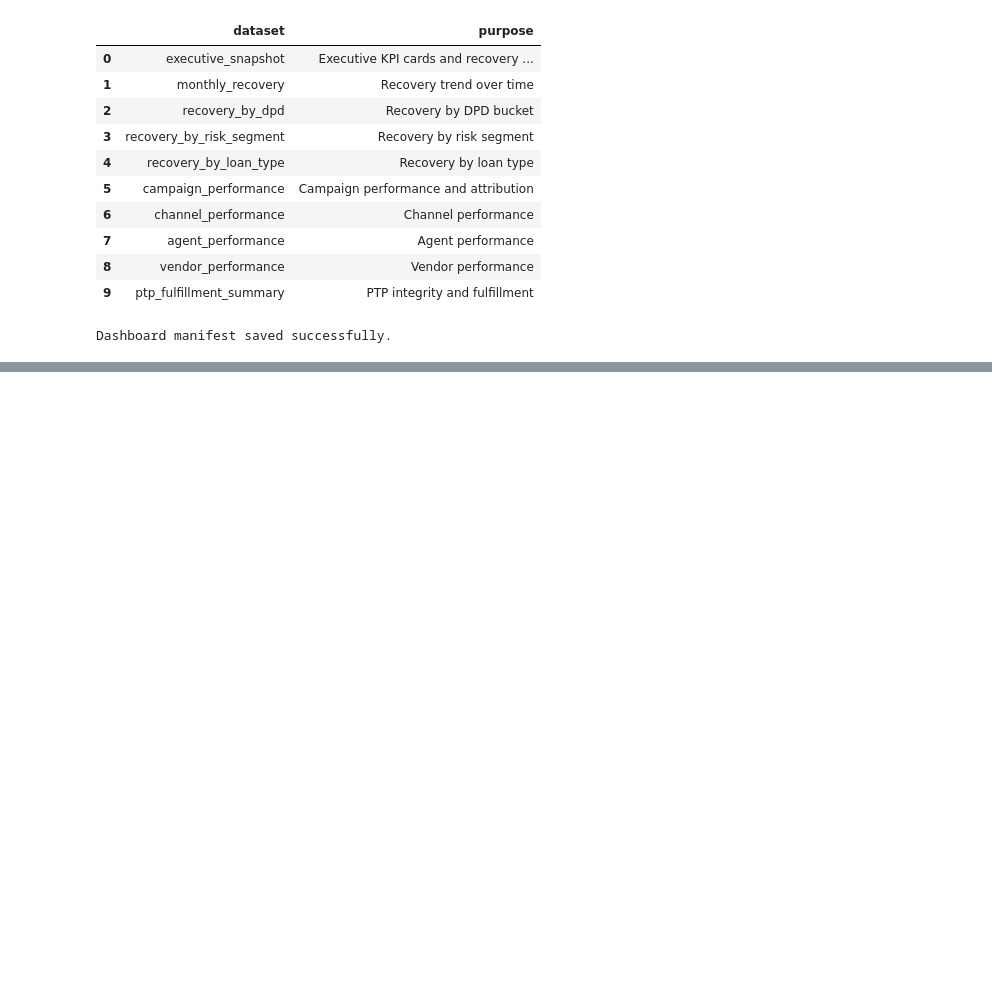
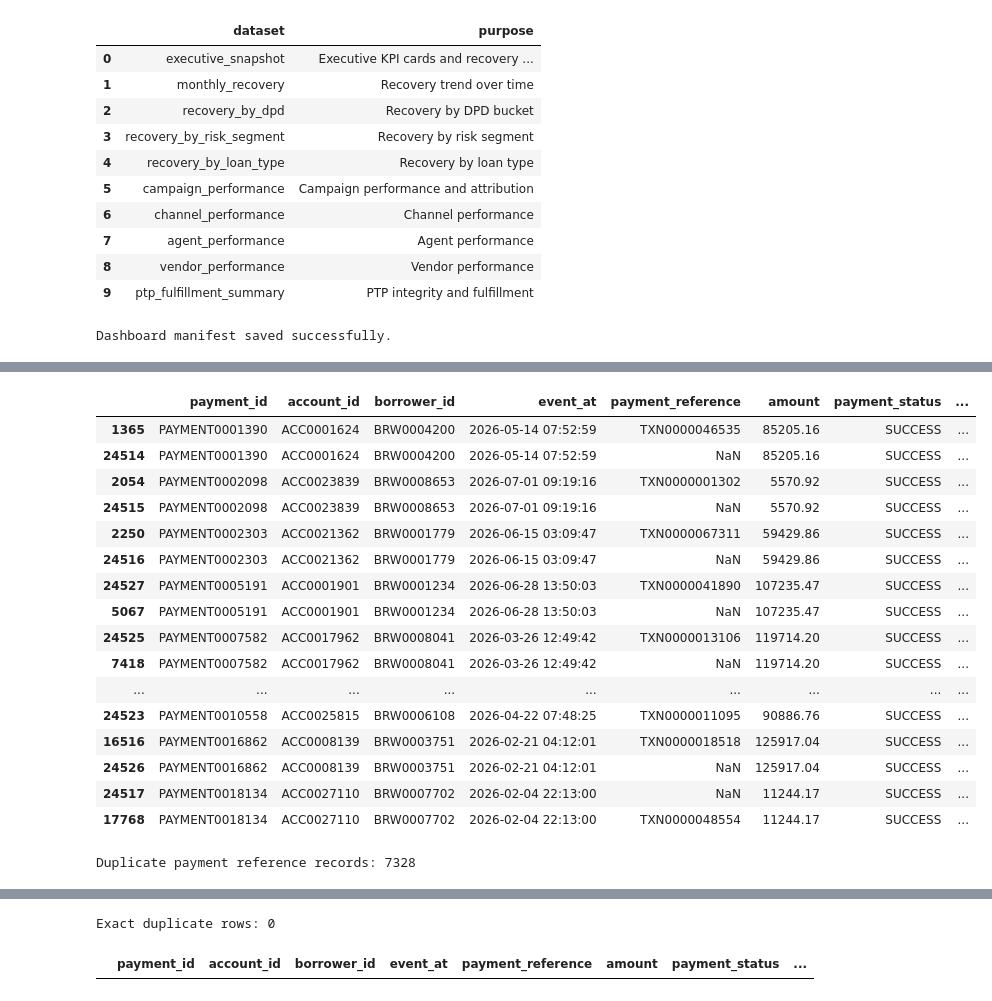
Before and after one commit to DivyaSolanki95/collections-data-analytics, a Jupyter notebook: notebooks/04_recovery_analysis.ipynb, the cells around one changed output, grey strips where cells are left out. Drawn from its saved outputs; the diff is of its cells as text; code cells hidden in the pictures; blank space fills up the shorter version.

Commit message:
Add forensic and statistical analysis

```diff
--- a/notebooks/04_recovery_analysis.ipynb
+++ b/notebooks/04_recovery_analysis.ipynb
@@ -3405,0 +3408,60 @@ Dashboard manifest saved successfully.
+# %%
+# ============================================================
+# 87. DUPLICATE PAYMENT INVESTIGATION
+# ============================================================
+
+payment_forensics = payments.copy()
+
+print("Total payment records:", len(payment_forensics))
+print("Unique payment IDs:", payment_forensics["payment_id"].nunique())
+
+# 1. Duplicate payment IDs
+duplicate_payment_ids = (
+    payment_forensics[
+        payment_forensics["payment_id"].duplicated(keep=False)
+    ]
+    .sort_values("payment_id")
+)
+
+print("\nDuplicate payment ID records:", len(duplicate_payment_ids))
+display(duplicate_payment_ids.head(20))
+
+# 2. Duplicate payment references
+if "payment_reference" in payment_forensics.columns:
+    duplicate_references = (
+        payment_forensics[
+            payment_forensics["payment_reference"].duplicated(keep=False)
+        ]
+        .sort_values("payment_reference")
+    )
+
+    print(
+        "\nDuplicate payment reference records:",
+        len(duplicate_references)
+    )
+    display(duplicate_references.head(20))
+
+# 3. Exact duplicate rows
+exact_duplicates = payment_forensics[
+    payment_forensics.duplicated(keep=False)
+]
+
+print("\nExact duplicate rows:", len(exact_duplicates))
+display(exact_duplicates.head(20))
+
+# 4. Duplicate payment IDs and financial impact
+duplicate_id_summary = (
+    duplicate_payment_ids
+    .groupby("payment_id")
+    .agg(
+        records=("payment_id", "size"),
+        accounts=("account_id", "nunique"),
+        total_amount=("amount", "sum"),
+        statuses=("payment_status", "nunique")
+    )
+    .reset_index()
+)
+
+print("\nDuplicate payment ID summary:")
+display(duplicate_id_summary.head(20))
+# %% [output]
@@ -3405,0 +3472,18 @@ Dashboard manifest saved successfully.
+|  | payment_id | account_id | borrower_id | event_at | payment_reference | amount | payment_status | ... |
+| 1365 | PAYMENT0001390 | ACC0001624 | BRW0004200 | 2026-05-14 07:52:59 | TXN0000046535 | 85205.16 | SUCCESS | ... |
+| 24514 | PAYMENT0001390 | ACC0001624 | BRW0004200 | 2026-05-14 07:52:59 | NaN | 85205.16 | SUCCESS | ... |
+| 2054 | PAYMENT0002098 | ACC0023839 | BRW0008653 | 2026-07-01 09:19:16 | TXN0000001302 | 5570.92 | SUCCESS | ... |
+| 24515 | PAYMENT0002098 | ACC0023839 | BRW0008653 | 2026-07-01 09:19:16 | NaN | 5570.92 | SUCCESS | ... |
+| 2250 | PAYMENT0002303 | ACC0021362 | BRW0001779 | 2026-06-15 03:09:47 | TXN0000067311 | 59429.86 | SUCCESS | ... |
+| 24516 | PAYMENT0002303 | ACC0021362 | BRW0001779 | 2026-06-15 03:09:47 | NaN | 59429.86 | SUCCESS | ... |
+| 24527 | PAYMENT0005191 | ACC0001901 | BRW0001234 | 2026-06-28 13:50:03 | TXN0000041890 | 107235.47 | SUCCESS | ... |
+| 5067 | PAYMENT0005191 | ACC0001901 | BRW0001234 | 2026-06-28 13:50:03 | NaN | 107235.47 | SUCCESS | ... |
+| 24525 | PAYMENT0007582 | ACC0017962 | BRW0008041 | 2026-03-26 12:49:42 | TXN0000013106 | 119714.20 | SUCCESS | ... |
+| 7418 | PAYMENT0007582 | ACC0017962 | BRW0008041 | 2026-03-26 12:49:42 | NaN | 119714.20 | SUCCESS | ... |
+| ... | ... | ... | ... | ... | ... | ... | ... | ... |
+| 24523 | PAYMENT0010558 | ACC0025815 | BRW0006108 | 2026-04-22 07:48:25 | TXN0000011095 | 90886.76 | SUCCESS | ... |
+| 16516 | PAYMENT0016862 | ACC0008139 | BRW0003751 | 2026-02-21 04:12:01 | TXN0000018518 | 125917.04 | SUCCESS | ... |
+| 24526 | PAYMENT0016862 | ACC0008139 | BRW0003751 | 2026-02-21 04:12:01 | NaN | 125917.04 | SUCCESS | ... |
+| 24517 | PAYMENT0018134 | ACC0027110 | BRW0007702 | 2026-02-04 22:13:00 | NaN | 11244.17 | SUCCESS | ... |
+| 17768 | PAYMENT0018134 | ACC0027110 | BRW0007702 | 2026-02-04 22:13:00 | TXN0000048554 | 11244.17 | SUCCESS | ... |
+Duplicate payment reference records: 7328
@@ -3405,0 +3507,2 @@ Dashboard manifest saved successfully.
+Exact duplicate rows: 0
+|  | payment_id | account_id | borrower_id | event_at | payment_reference | amount | payment_status | ... |
```
Also changed, not shown: parts of 42 cells of this notebook, 3 other files.
